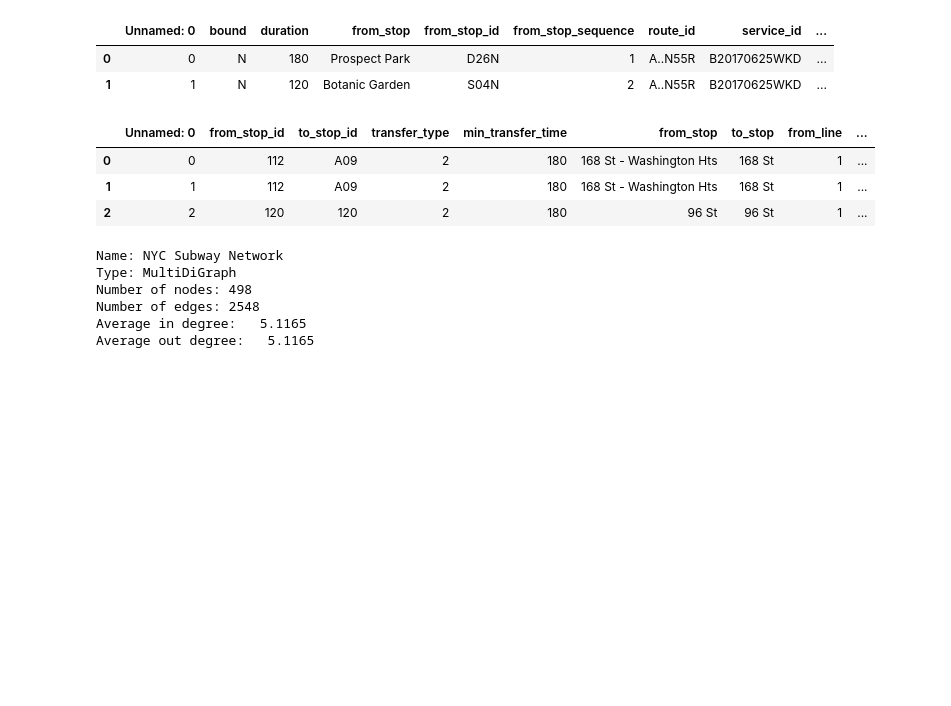
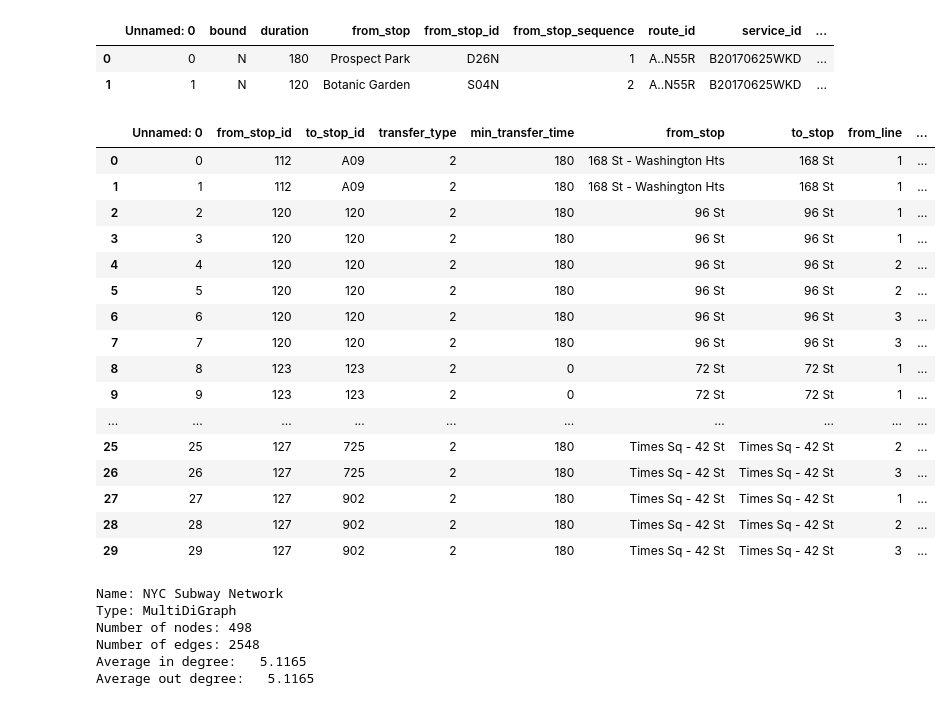
Before and after one commit to rvecsler/Network_Project, a Jupyter notebook: SettingUpNetwork.ipynb, the cells around one changed output. Cells and saved outputs as stored; diff of their text form; code cells hidden in the pictures; blank space fills up the shorter version.

```diff
--- a/SettingUpNetwork.ipynb
+++ b/SettingUpNetwork.ipynb
@@ -90,12 +90,25 @@ for i in range(0,len(edata.from_node_id)):
 # %%
 #ADD TRANSFER WITHOUT SWIPE EDGES
 tdata = pd.read_csv("data/transfer_without_swipe.csv")
-tdata.head(3)
+tdata.head(30)
 # %% [output]
 |  | Unnamed: 0 | from_stop_id | to_stop_id | transfer_type | min_transfer_time | from_stop | to_stop | from_line | ... |
 | 0 | 0 | 112 | A09 | 2 | 180 | 168 St - Washington Hts | 168 St | 1 | ... |
 | 1 | 1 | 112 | A09 | 2 | 180 | 168 St - Washington Hts | 168 St | 1 | ... |
 | 2 | 2 | 120 | 120 | 2 | 180 | 96 St | 96 St | 1 | ... |
+| 3 | 3 | 120 | 120 | 2 | 180 | 96 St | 96 St | 1 | ... |
+| 4 | 4 | 120 | 120 | 2 | 180 | 96 St | 96 St | 2 | ... |
+| 5 | 5 | 120 | 120 | 2 | 180 | 96 St | 96 St | 2 | ... |
+| 6 | 6 | 120 | 120 | 2 | 180 | 96 St | 96 St | 3 | ... |
+| 7 | 7 | 120 | 120 | 2 | 180 | 96 St | 96 St | 3 | ... |
+| 8 | 8 | 123 | 123 | 2 | 0 | 72 St | 72 St | 1 | ... |
+| 9 | 9 | 123 | 123 | 2 | 0 | 72 St | 72 St | 1 | ... |
+| ... | ... | ... | ... | ... | ... | ... | ... | ... | ... |
+| 25 | 25 | 127 | 725 | 2 | 180 | Times Sq - 42 St | Times Sq - 42 St | 2 | ... |
+| 26 | 26 | 127 | 725 | 2 | 180 | Times Sq - 42 St | Times Sq - 42 St | 3 | ... |
+| 27 | 27 | 127 | 902 | 2 | 180 | Times Sq - 42 St | Times Sq - 42 St | 1 | ... |
+| 28 | 28 | 127 | 902 | 2 | 180 | Times Sq - 42 St | Times Sq - 42 St | 2 | ... |
+| 29 | 29 | 127 | 902 | 2 | 180 | Times Sq - 42 St | Times Sq - 42 St | 3 | ... |
 # %%
 for i in range(0,len(tdata.from_stop_id)):
     G.add_edge(tdata.from_stop_id[i],tdata.to_stop_id[i],
```
Also changed, not shown: parts of 9 cells of this notebook.
